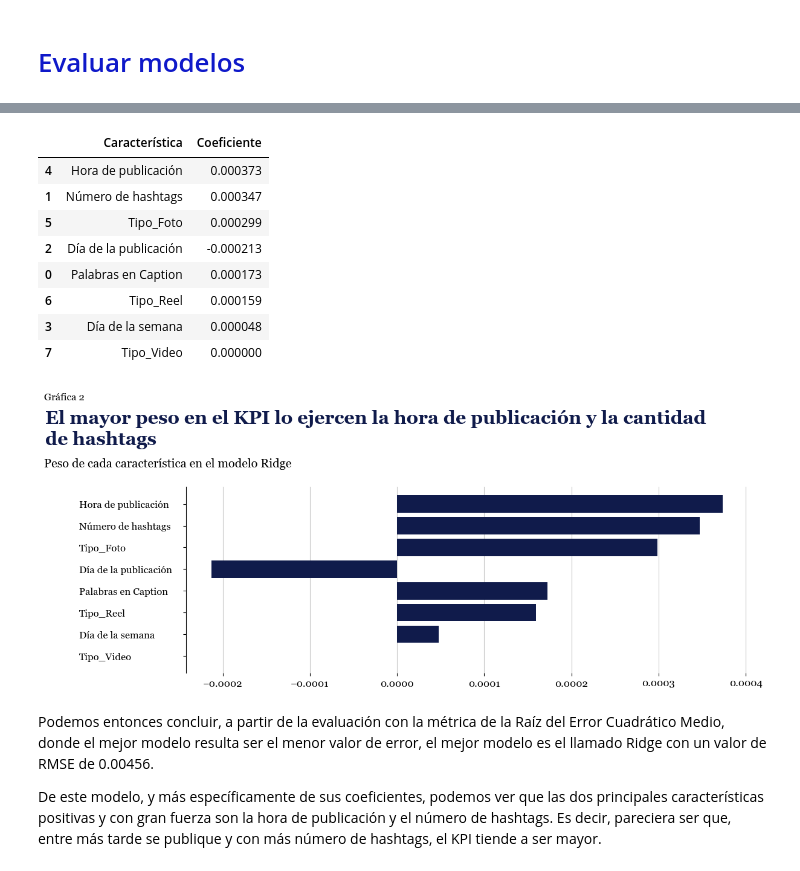
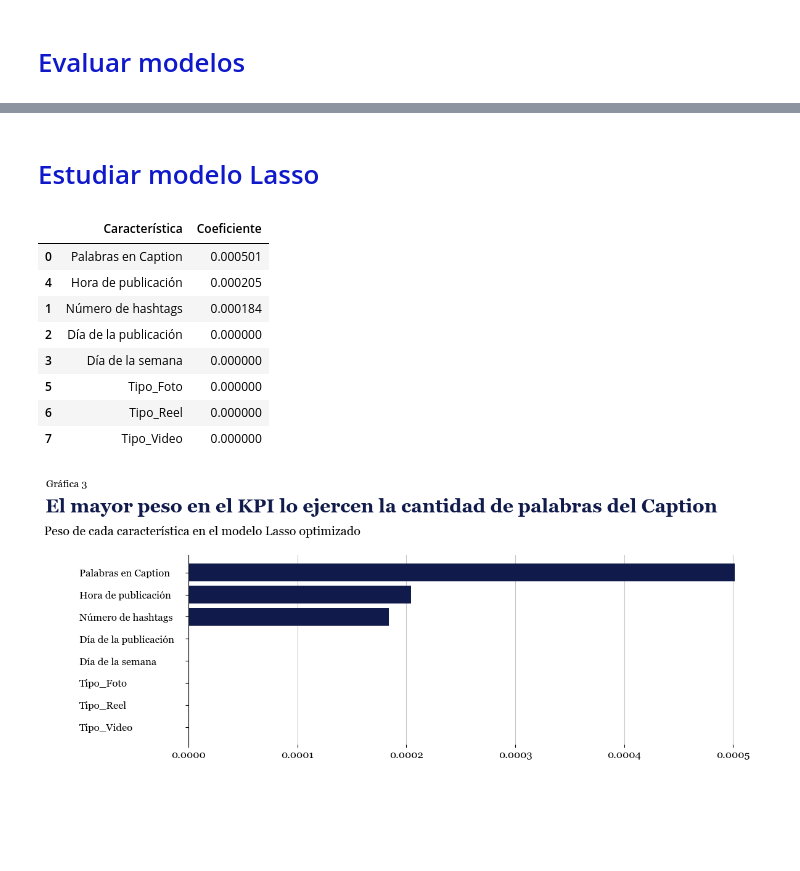
Before and after one commit to juanramosdataexpert/Norte-oInsights, a Jupyter notebook: Notebooks/build_model.ipynb, the cells around one changed output, grey strips where cells are left out. Saved outputs shown, nothing was run; the diff lists cells and outputs as text; code cells hidden in the pictures; blank space fills up the shorter version.

Commit message:
Finetune ML model

```diff
--- a/Notebooks/build_model.ipynb
+++ b/Notebooks/build_model.ipynb
@@ -149,0 +162,15 @@ models = {}
+# %%
+# Encontrar la mejor constante para la prueba
+best_const = 0
+best_rmse = 1
+
+for constant in np.linspace(test_df[target].min(), test_df[target].max(), num=100):
+    predictions = np.array(
+        [constant] * test_df[features + categories].shape[0])
+    rmse = mean_squared_error(predictions, test_df[target])**0.5
+    if rmse < best_rmse:
+        best_rmse = rmse
+        best_const = constant
+
+print(f'El menor RMSE fue {best_rmse} con la constante {best_const}')
+models['Prueba de Cordura'] = best_rmse
@@ -179,7 +208,7 @@ El RMSE en el modelo de Ridge es: 0.004225370277329936
 ## <span style="color:#0F19C9">Lasso</span>
 # %%
 # Entrenar modelo de Lasso
-model_3 = Ridge(alpha=0.1)
+model_3 = Lasso(alpha=0.0002)
 model_3.fit(train_df[features + categories], train_df[target])
 
 # Evaluar el modelo
@@ -267,0 +423,10 @@ El mejor modelo fue el Ridge que tuvo un RMSE de 0.004225370277329936
+# %%
+# Reentrenamiento del modelo
+model_3 = best_model
+model_3.fit(train_df[features + categories], train_df[target])
+
+# Evaluar el modelo
+predictions = model_3.predict(test_df[features + categories])
+models['Lasso FineTuned'] = mean_squared_error(
+    predictions, test_df[target])**0.5
+print('El RMSE en el modelo de Lasso reentrenado es:', models['Lasso'])
@@ -268,8 +466,10 @@ El mejor modelo fue el Ridge que tuvo un RMSE de 0.004225370277329936
+# %% [markdown]
+# <span style="color:#0F19C9">Estudiar modelo Lasso</span>
 # %%
 # Encontrar coeficientes del modelo
 coeficientes = pd.DataFrame({
-    'Característica': model_2.feature_names_in_,
-    'Coeficiente': model_2.coef_
+    'Característica': model_3.feature_names_in_,
+    'Coeficiente': model_3.coef_
 })
 
 # Ordenar por valor absoluto
@@ -279,39 +479,35 @@ coeficientes.drop(columns='Absoluto', inplace=True)
 coeficientes
 # %% [output]
 |  | Característica | Coeficiente |
-| 4 | Hora de publicación | 0.000373 |
-| 1 | Número de hashtags | 0.000347 |
-| 5 | Tipo_Foto | 0.000299 |
-| 2 | Día de la publicación | -0.000213 |
-| 0 | Palabras en Caption | 0.000173 |
-| 6 | Tipo_Reel | 0.000159 |
-| 3 | Día de la semana | 0.000048 |
+| 0 | Palabras en Caption | 0.000501 |
+| 4 | Hora de publicación | 0.000205 |
+| 1 | Número de hashtags | 0.000184 |
+| 2 | Día de la publicación | 0.000000 |
+| 3 | Día de la semana | 0.000000 |
+| 5 | Tipo_Foto | 0.000000 |
+| 6 | Tipo_Reel | 0.000000 |
 | 7 | Tipo_Video | 0.000000 |
 # %%
 # Hacer gráfica de coeficientes del modelo
 fig, ax = plt.subplots(figsize=[12, 4])
-plt.text(x=-0.000405, y=-4.8, ha='left',
-         s='Gráfica 2')
-plt.title('El mayor peso en el KPI lo ejercen la hora de publicación y la cantidad \nde hashtags',
+plt.text(x=-0.000131, y=-3.9, ha='left',
+         s='Gráfica 3')
+plt.title('El mayor peso en el KPI lo ejercen la cantidad de palabras del Caption',
           weight='bold', size=22, ha='left',
           x=-0.25, y=1.2, color=juan_colors[0])
-plt.suptitle('Peso de cada característica en el modelo Ridge',
-             x=0.1, y=1)
+plt.suptitle('Peso de cada característica en el modelo Lasso optimizado',
+             x=-0.07, y=1, ha='left')
 plt.barh(y=coeficientes['Característica'],
          width=coeficientes['Coeficiente'],
          color=juan_colors[0],
          zorder=2)
 ax.set_yticklabels(coeficientes['Característica'],
                    ha='left',
                    x=-.18)
 plt.grid(axis='x', alpha=0.7,
          zorder=1)
 ax.spines[['top', 'bottom', 'right']].set_visible(False)
 plt.gca().invert_yaxis()
 plt.show()
 # %% [output]
-[figure, old version]
+[figure, new version]
-# %% [markdown]
-Podemos entonces concluir, a partir de la evaluación con la métrica de la Raíz del Error Cuadrático Medio, donde el mejor modelo resulta ser el menor valor de error, el mejor modelo es el llamado Ridge con un valor de RMSE de 0.00456.
-
-De este modelo, y más específicamente de sus coeficientes, podemos ver que las dos principales características positivas y con gran fuerza son la hora de publicación y el número de hashtags. Es decir, pareciera ser que, entre más tarde se publique y con más número de hashtags, el KPI tiende a ser mayor.
```
Also changed, not shown: parts of 21 cells of this notebook.
